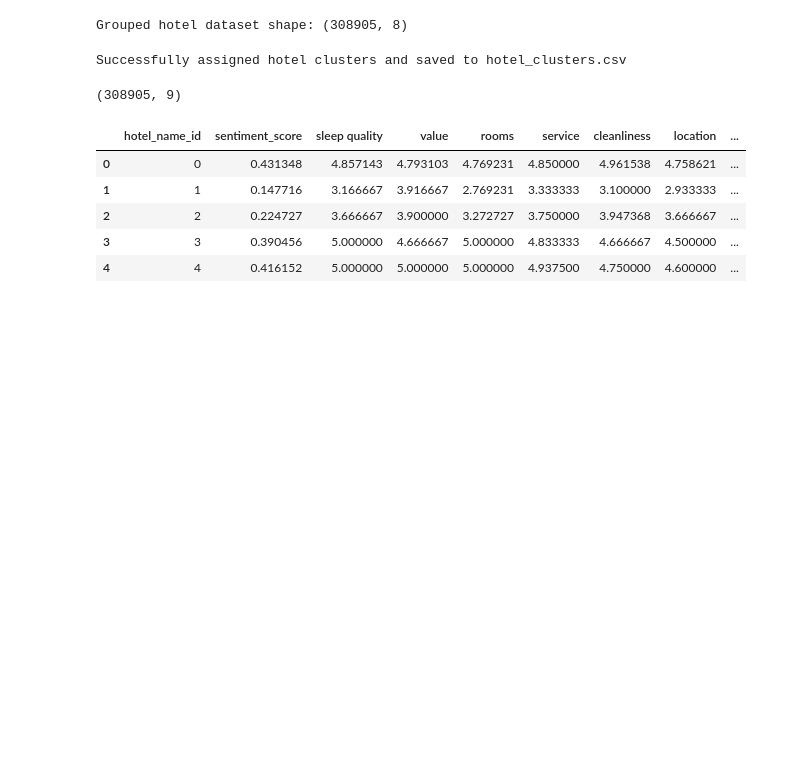
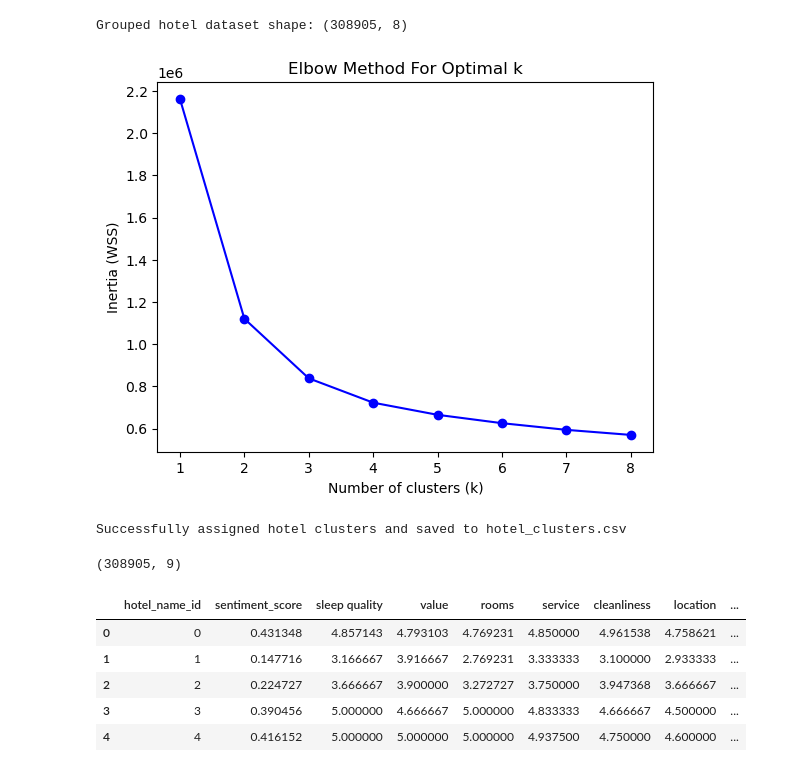
Before and after one commit to Rodarkhen/cmpe256_hotel_recommendation_system, a Jupyter notebook: src/notebooks/8-RC-clustering.ipynb, the cells around one changed output. Cells and saved outputs as stored; diff of their text form; code cells hidden in the pictures; blank space fills up the shorter version.

Commit message:
Updated evaluation metrics for models to include r2_score and added elbow method graph fro finding optimal k for k-means clustering

```diff
--- a/src/notebooks/8-RC-clustering.ipynb
+++ b/src/notebooks/8-RC-clustering.ipynb
@@ -33,6 +33,31 @@ hotel_grouped[structured_features] = hotel_grouped[structured_features].fillna(h
 # --- Normalize features ---
 scaler = StandardScaler()
 hotel_features_scaled = scaler.fit_transform(hotel_grouped[structured_features])
+# %%
+import pandas as pd
+import matplotlib.pyplot as plt
+from sklearn.cluster import KMeans
+from sklearn.metrics import silhouette_score
+
+# Assume X_scaled is your normalized feature matrix
+
+inertias = []
+K = range(1, 9)  # Test from 1 to 9 clusters
+
+for k in K:
+    kmeans = KMeans(n_clusters=k, random_state=42, n_init=10)
+    labels = kmeans.fit_predict(hotel_features_scaled)
+    inertias.append(kmeans.inertia_)
+
+# Plot Inertia (Elbow method)
+plt.figure()
+plt.plot(K, inertias, 'bo-')
+plt.xlabel('Number of clusters (k)')
+plt.ylabel('Inertia (WSS)')
+plt.title('Elbow Method For Optimal k')
+plt.show()
+# %% [output]
+[figure, added]
 # %%
 # --- Apply KMeans clustering ---
 n_clusters = 5  # or you can try 3, 7, 10 — tune this later
```
Also changed, not shown: parts of 2 cells of this notebook, 2 other files.
